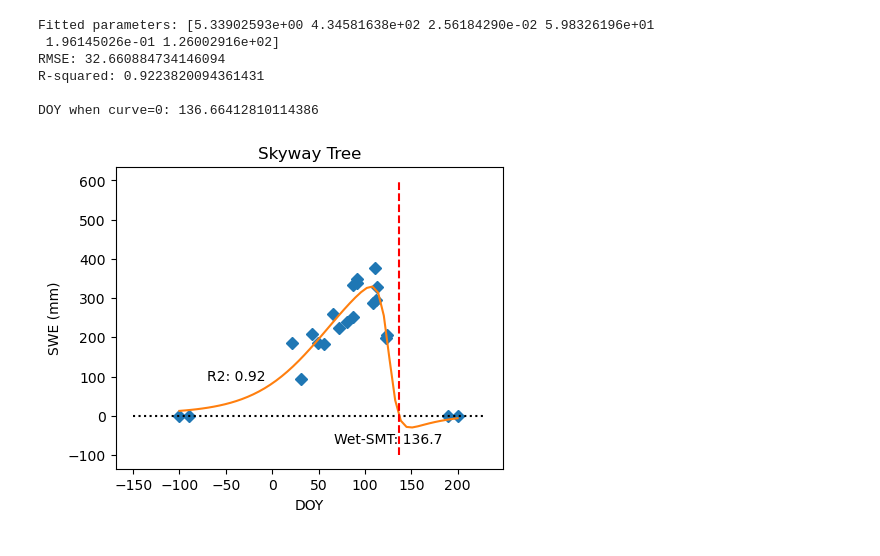
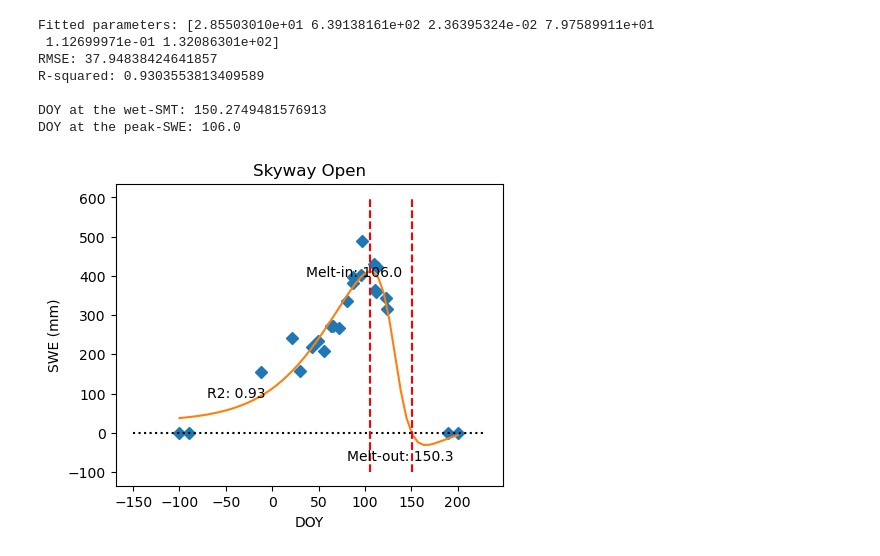
Before and after one commit to snowex-hackweek/snowmelt-timing, a Jupyter notebook: contributors/JiHyun/Logistic_fitting_SnowEx.ipynb, the cells around one changed output. Cells and saved outputs as stored; diff of their text form; code cells hidden in the pictures.

```diff
--- a/contributors/JiHyun/Logistic_fitting_SnowEx.ipynb
+++ b/contributors/JiHyun/Logistic_fitting_SnowEx.ipynb
@@ -23,8 +23,8 @@ sub_gdf = gdf[['Site','Date/Local Standard Time','SWE (mm)']]
 # type(sub_gdf)
 # %%
 ### Organize doy/swe array
-#site_flg = 'Skyway Open'
-site_flg = 'Skyway Tree'
+site_flg = 'Skyway Open'
+#site_flg = 'Skyway Tree'
 #site_flg = 'County Line Open'
 #site_flg = 'County Line Tree'
 #site_flg = 'Mesa West Open'
@@ -106,7 +106,7 @@ def generate_Initial_Parameters():
     parameterBounds.append([0.0, 0.5])     # search bounds for c (kinda slope)
     parameterBounds.append([50.0, 120.0])  # search bounds for d (x-value of the middle slope)
     parameterBounds.append([0, 0.5])       # search bounds for e (kinda slope)
-    parameterBounds.append([100.0, 150.0]) # search bounds for f (x-value of the middle slope)
+    parameterBounds.append([70.0, 150.0]) # search bounds for f (x-value of the middle slope)
 
     # "seed" the numpy random number generator for repeatable results
     result = differential_evolution(sumOfSquaredError, parameterBounds, seed=3)
@@ -134,7 +134,7 @@ print('R-squared:', Rsquared)
 print()
 
 ##########################################################
-# find the DOY
+# find the wet-SMT
 x_data = np.array(range(200))
 y_data = np.array(func(x_data, *fittedParameters))
 y_thres = 0 # y-value threshold for the DOY
@@ -145,8 +145,23 @@ x_data = x_data[order]
 
 # call the interpolation function but reverse the array datasets to find the corresponding x value
 tmg = np.interp(y_thres, y_data, x_data,  left=None, right=None, period=None)
-print('DOY when curve=0:', tmg)
+print('DOY at the wet-SMT:', tmg)
+
+##########################################################
+# find the peak-SWE
+x_data = np.array(range(200))
+y_data = np.array(func(x_data, *fittedParameters))
+y_thres = max(y_data) # y-value threshold for the DOY
+
+order = y_data.argsort() # sort the arrays
+y_data = y_data[order]
+x_data = x_data[order]
+
+# call the interpolation function but reverse the array datasets to find the corresponding x value
+tmg_pk = np.interp(y_thres, y_data, x_data,  left=None, right=None, period=None)
+print('DOY at the peak-SWE:', tmg_pk)
 print()
+
 ##########################################################
 # graphics output section
 def ModelAndScatterPlot(graphWidth, graphHeight):
@@ -154,37 +169,40 @@ def ModelAndScatterPlot(graphWidth, graphHeight):
     axes = f.add_subplot(111)
 
     # first the raw data as a scatter plot
     axes.plot(xData, yData,  'D')
 
     # create data for the fitted equation plot
     xModel = numpy.linspace(min(xData), max(xData))
     yModel = func(xModel, *fittedParameters)
 
     # now the model as a line plot
     axes.plot(xModel, yModel)
 
     # plot the timing-vertical line and 0-0 line
     plt.plot([min(xData)-50, max(xData)+30],[0,0],':k')
     plt.plot([tmg,tmg],[-100,600],'--r')
+    plt.plot([tmg_pk,tmg_pk],[-100,600],'--r')
 
     plt.text(-70, 90, 'R2: '+ "{:.2f}".format(Rsquared))
-    plt.text(tmg-70, -70, 'Wet-SMT: '+ "{:.1f}".format(tmg))
+    plt.text(tmg-70, -70, 'Melt-out: '+ "{:.1f}".format(tmg))
+    plt.text(tmg_pk-70, 400, 'Melt-in: '+ "{:.1f}".format(tmg_pk))
 
     plt.xlabel('DOY')
     plt.ylabel(data_flg)
     plt.title(site_flg)
 
     plt.show()
     plt.close('all') # clean up after using pyplot
 
 graphWidth = 500
 graphHeight = 400
 ModelAndScatterPlot(graphWidth, graphHeight)
 # %% [output]
-Fitted parameters: [5.33902593e+00 4.34581638e+02 2.56184290e-02 5.98326196e+01
- 1.96145026e-01 1.26002916e+02]
-RMSE: 32.660884734146094
-R-squared: 0.9223820094361431
+Fitted parameters: [2.85503010e+01 6.39138161e+02 2.36395324e-02 7.97589911e+01
+ 1.12699971e-01 1.32086301e+02]
+RMSE: 37.94838424641857
+R-squared: 0.9303553813409589
 
-DOY when curve=0: 136.66412810114386
+DOY at the wet-SMT: 150.2749481576913
+DOY at the peak-SWE: 106.0
-[figure, old version]
+[figure, new version]
```
Also changed, not shown: 1 other file.
